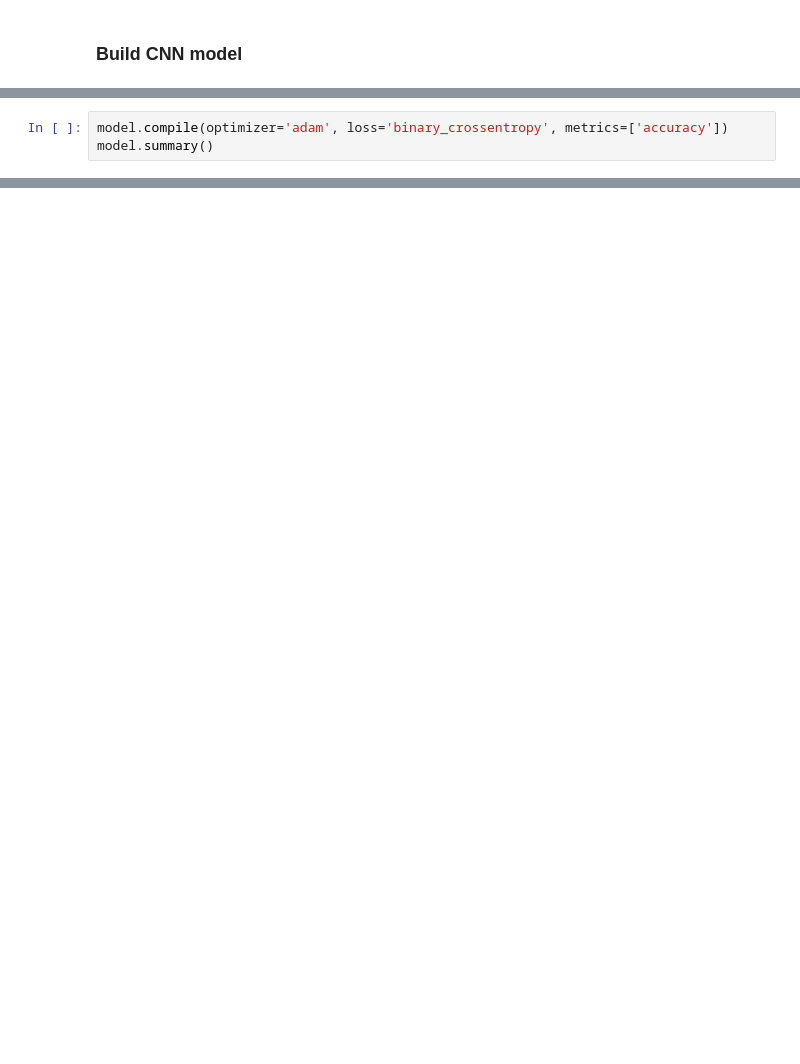
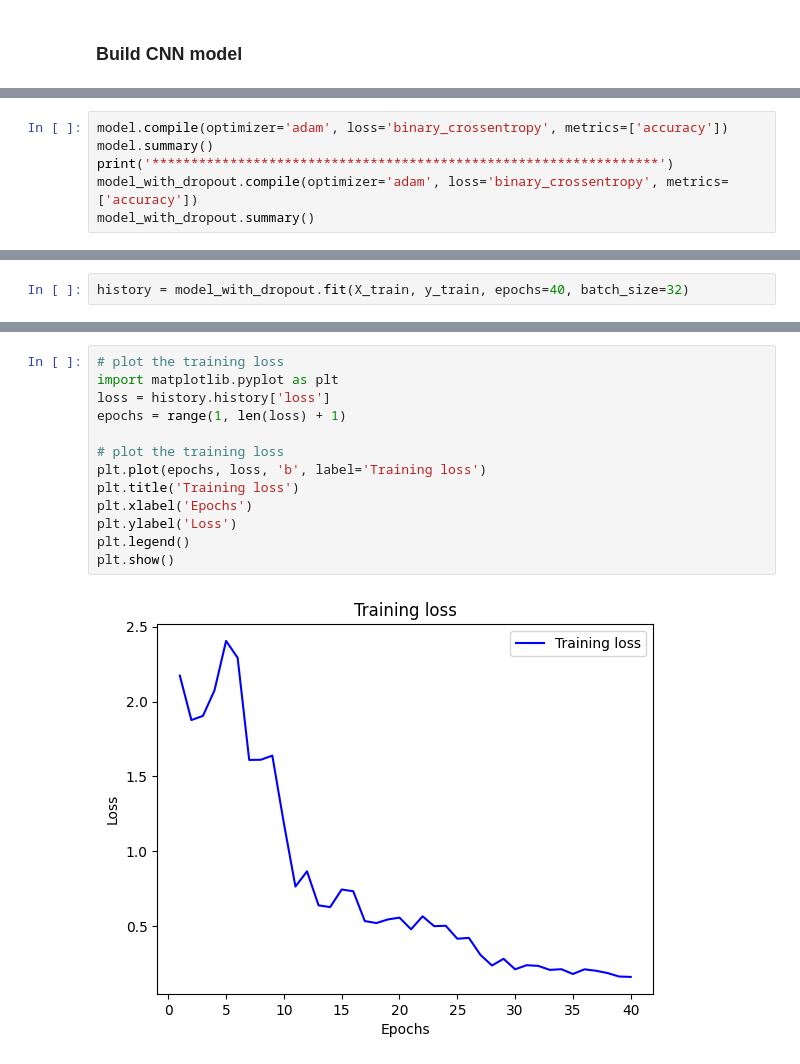
Before and after one commit to Mash-Isa/CV-cats-VS-dogs, a Jupyter notebook: My_Favorite_Dog.ipynb, the cells around one changed output, grey strips where cells are left out. Drawn from its saved outputs; the diff is of its cells as text; blank space fills up the shorter version.

```diff
--- a/My_Favorite_Dog.ipynb
+++ b/My_Favorite_Dog.ipynb
@@ -277,4 +297,7 @@ model = keras.Sequential([
 # %%
 model.compile(optimizer='adam', loss='binary_crossentropy', metrics=['accuracy'])
 model.summary()
+print('*****************************************************************')
+model_with_dropout.compile(optimizer='adam', loss='binary_crossentropy', metrics=['accuracy'])
+model_with_dropout.summary()
 # %% [output]
@@ -323,0 +358,2 @@ Epoch 30/30
+# %%
+history = model_with_dropout.fit(X_train, y_train, epochs=40, batch_size=32)
@@ -324,3 +380,18 @@ Epoch 30/30
+# %%
+# plot the training loss
+import matplotlib.pyplot as plt
+loss = history.history['loss']
+epochs = range(1, len(loss) + 1)
+
+# plot the training loss
+plt.plot(epochs, loss, 'b', label='Training loss')
+plt.title('Training loss')
+plt.xlabel('Epochs')
+plt.ylabel('Loss')
+plt.legend()
+plt.show()
+# %% [output]
+[figure, added]
 # %%
 loss, accuracy = model.evaluate(X_test, y_test)
 print("Loss: ", loss)
```
Also changed, not shown: parts of 30 cells of this notebook.
